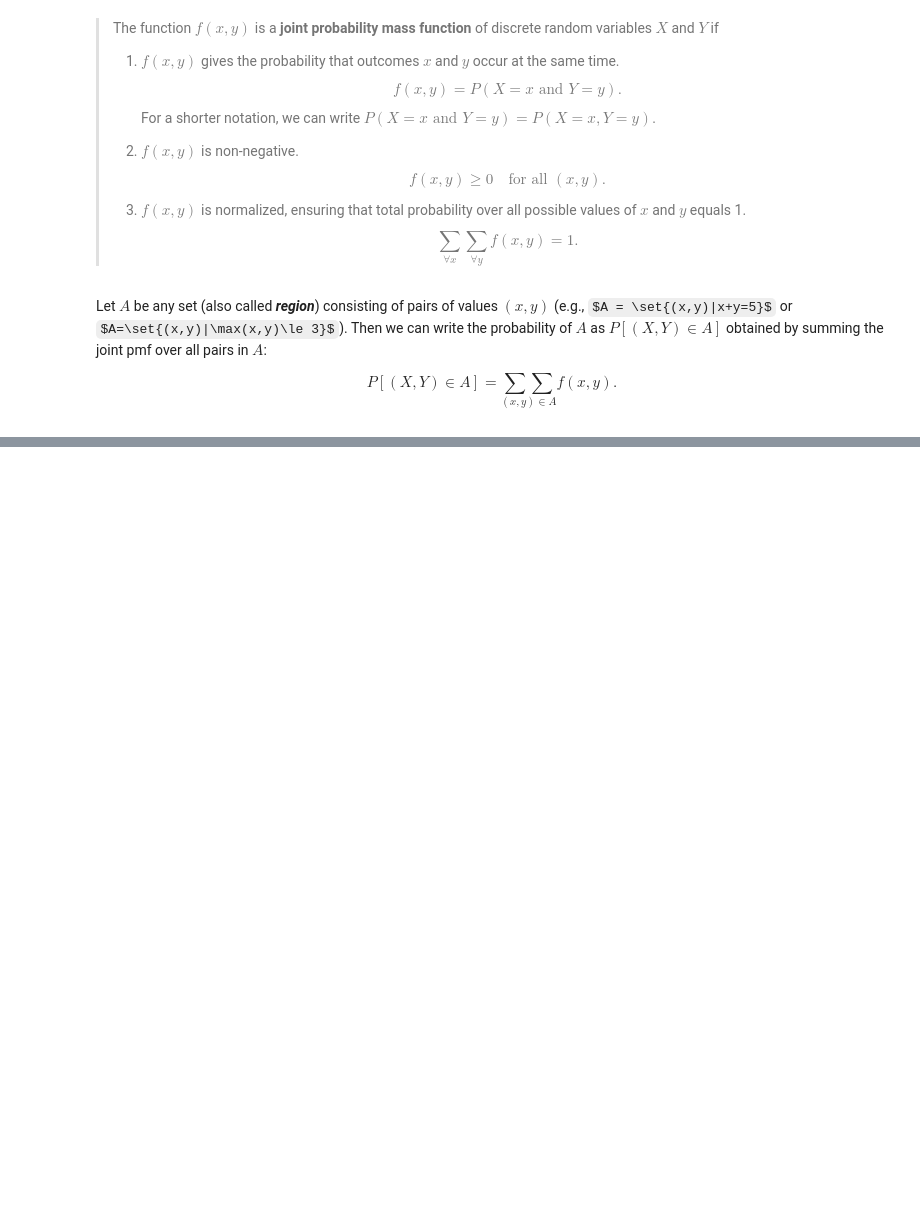
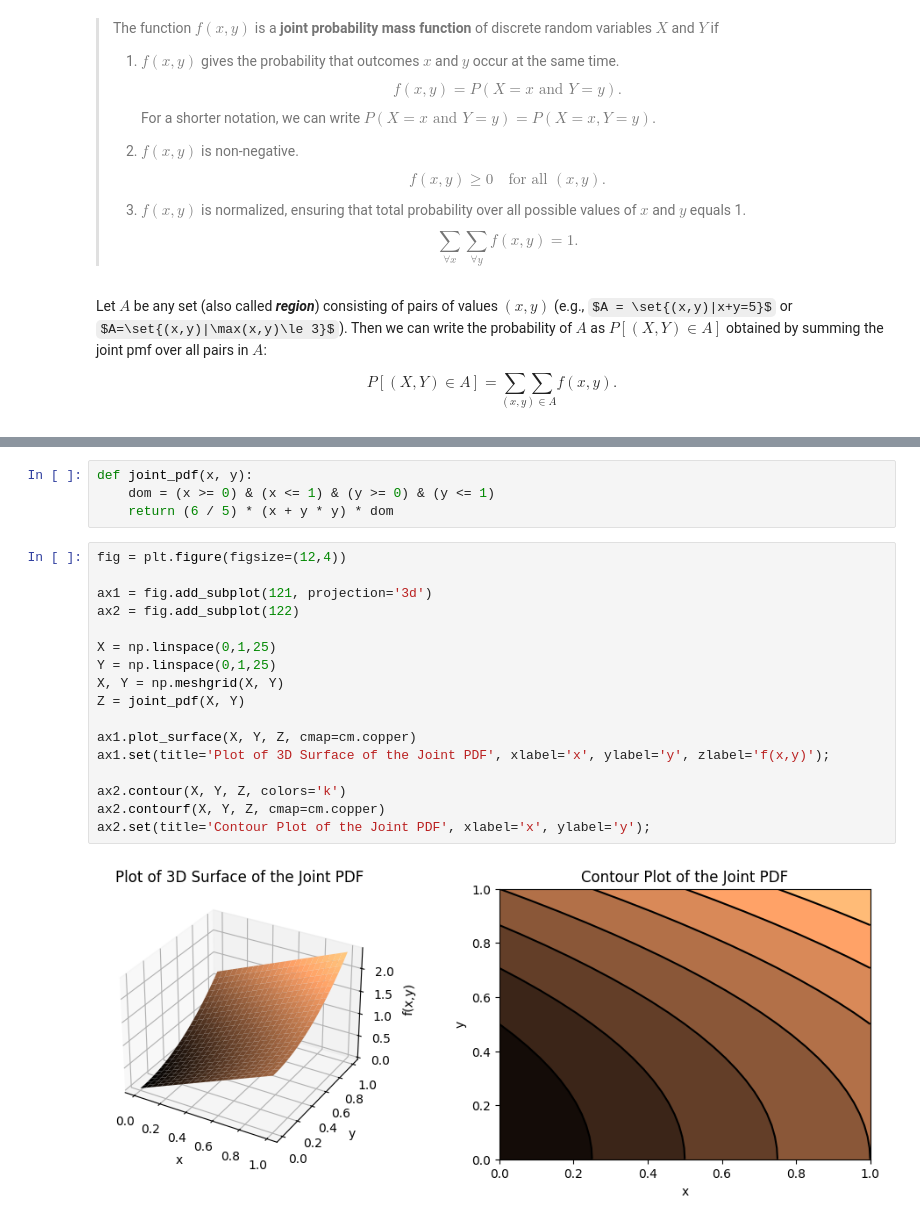
Before and after one commit to NEWisREAL1/Statistics-Notebooks, a Jupyter notebook: Chapter 4 - Random Variables.ipynb, the cells around one changed output, grey strips where cells are left out. Saved outputs shown, nothing was run; the diff lists cells and outputs as text; some formulas as TeX source; blank space fills up the shorter version.

```diff
--- a/Chapter 4 - Random Variables.ipynb
+++ b/Chapter 4 - Random Variables.ipynb
@@ -741,0 +869,23 @@ $$
+# %%
+def joint_pdf(x, y):
+    dom = (x >= 0) & (x <= 1) & (y >= 0) & (y <= 1)
+    return (6 / 5) * (x + y * y) * dom
+# %%
+fig = plt.figure(figsize=(12,4))
+
+ax1 = fig.add_subplot(121, projection='3d')
+ax2 = fig.add_subplot(122)
+
+X = np.linspace(0,1,25)
+Y = np.linspace(0,1,25)
+X, Y = np.meshgrid(X, Y)
+Z = joint_pdf(X, Y)
+
+ax1.plot_surface(X, Y, Z, cmap=cm.copper)
+ax1.set(title='Plot of 3D Surface of the Joint PDF', xlabel='x', ylabel='y', zlabel='f(x,y)');
+
+ax2.contour(X, Y, Z, colors='k')
+ax2.contourf(X, Y, Z, cmap=cm.copper)
+ax2.set(title='Contour Plot of the Joint PDF', xlabel='x', ylabel='y');
+# %% [output]
+[figure, added]
```
Also changed, not shown: parts of 36 cells of this notebook.
